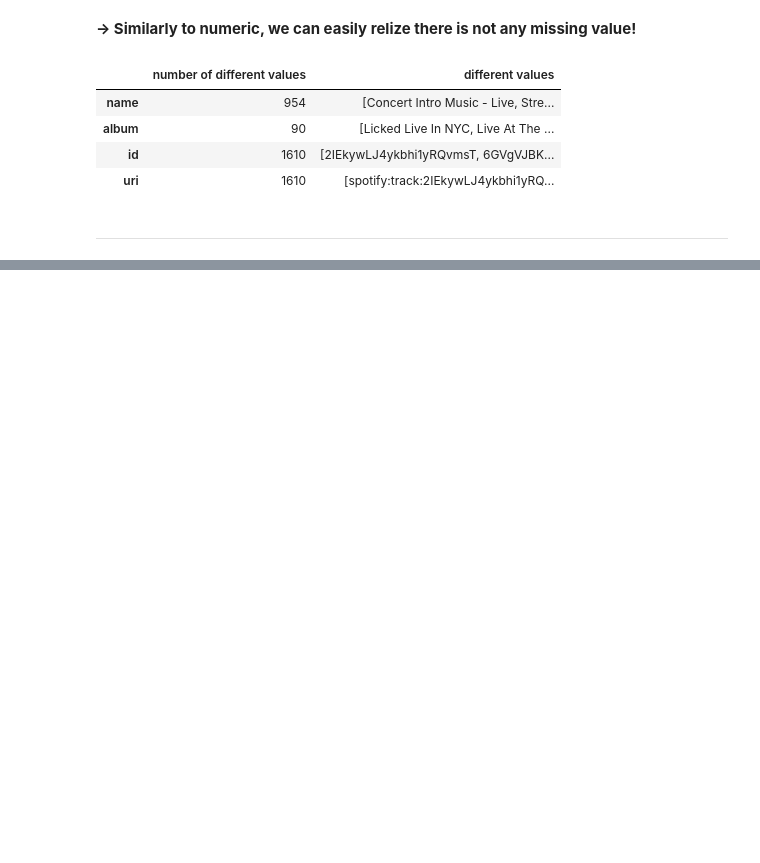
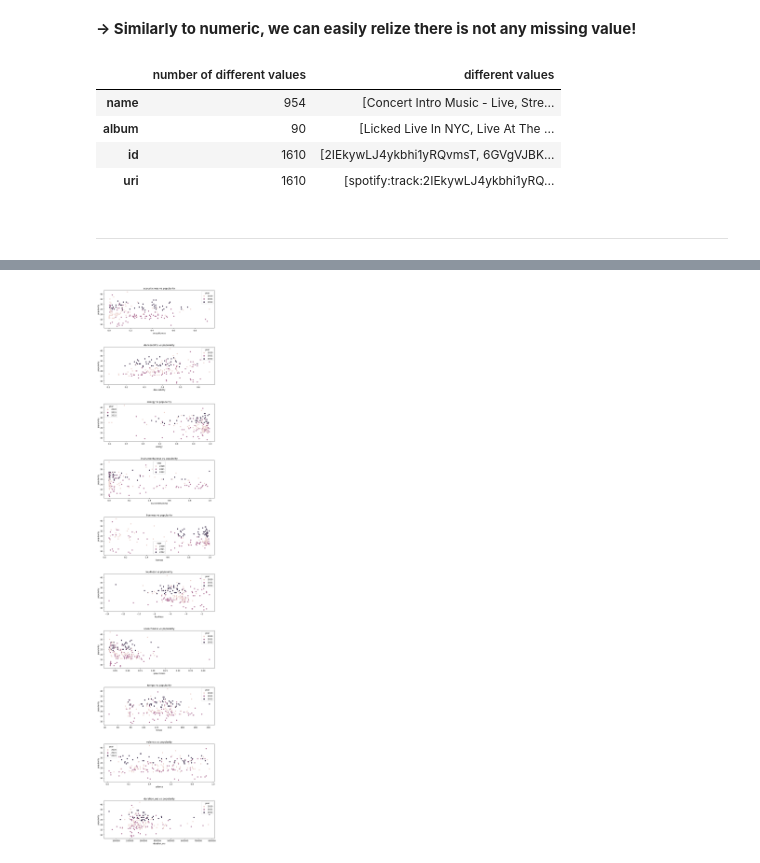
Before and after one commit to TrungTechh/HCMUS_CSC17104-Final-project, a Jupyter notebook: Final_project.ipynb, the cells around one changed output, grey strips where cells are left out. Cells and saved outputs as stored; diff of their text form; code cells hidden in the pictures; blank space fills up the shorter version.

```diff
--- a/Final_project.ipynb
+++ b/Final_project.ipynb
@@ -201,0 +261,12 @@ new_df.shape
+# %%
+music_20_to_22 = df.loc[(df.year >= 2020) & (df.year <= 2022)]
+# %%
+fig, axes = plt.subplots(10, figsize=(10, 50))
+for p, ax in zip(properties, axes):
+    sns.scatterplot(x=music_20_to_22[p], y=music_20_to_22.popularity, hue=music_20_to_22.year, ax=ax)
+    ax.set_title(f"{p} vs popularity")
+
+fig.subplots_adjust(hspace=0.5)
+plt.show()
+# %% [output]
+[figure, added]
```
Also changed, not shown: parts of 19 cells of this notebook, 1 other file.
